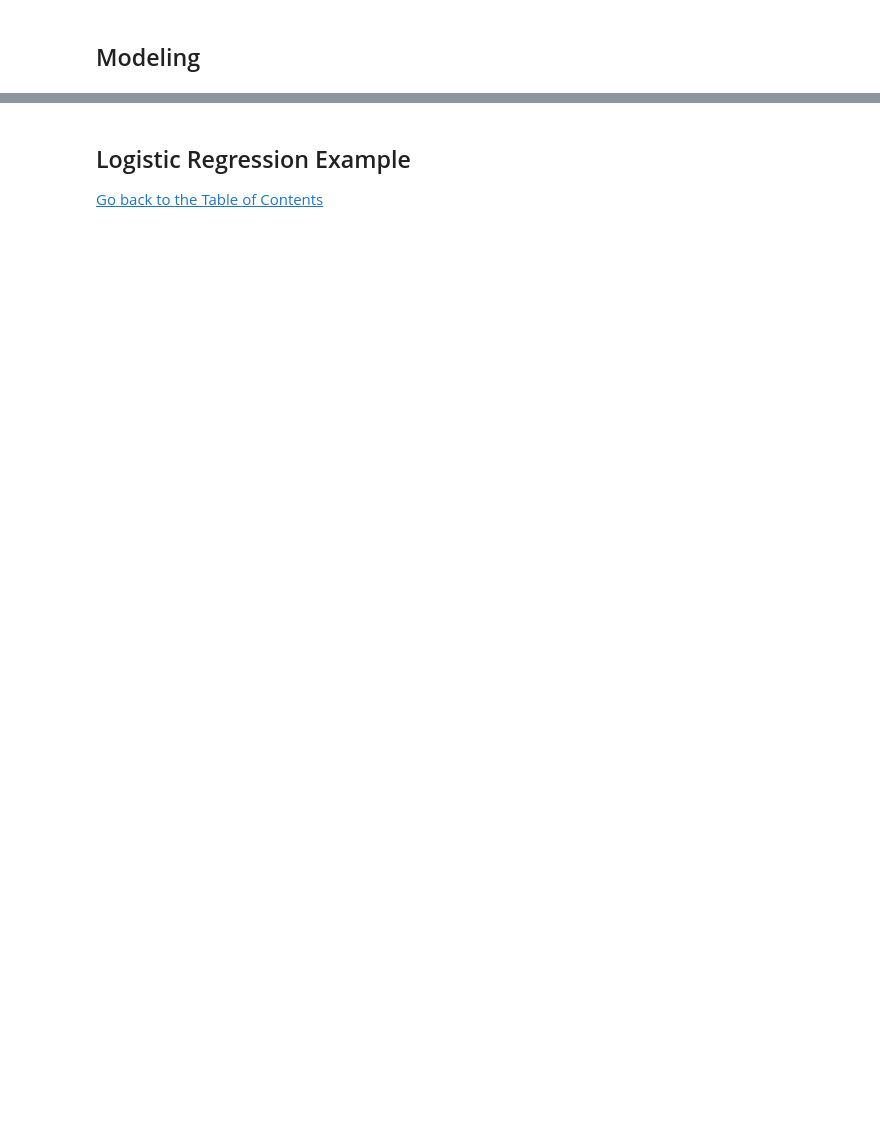
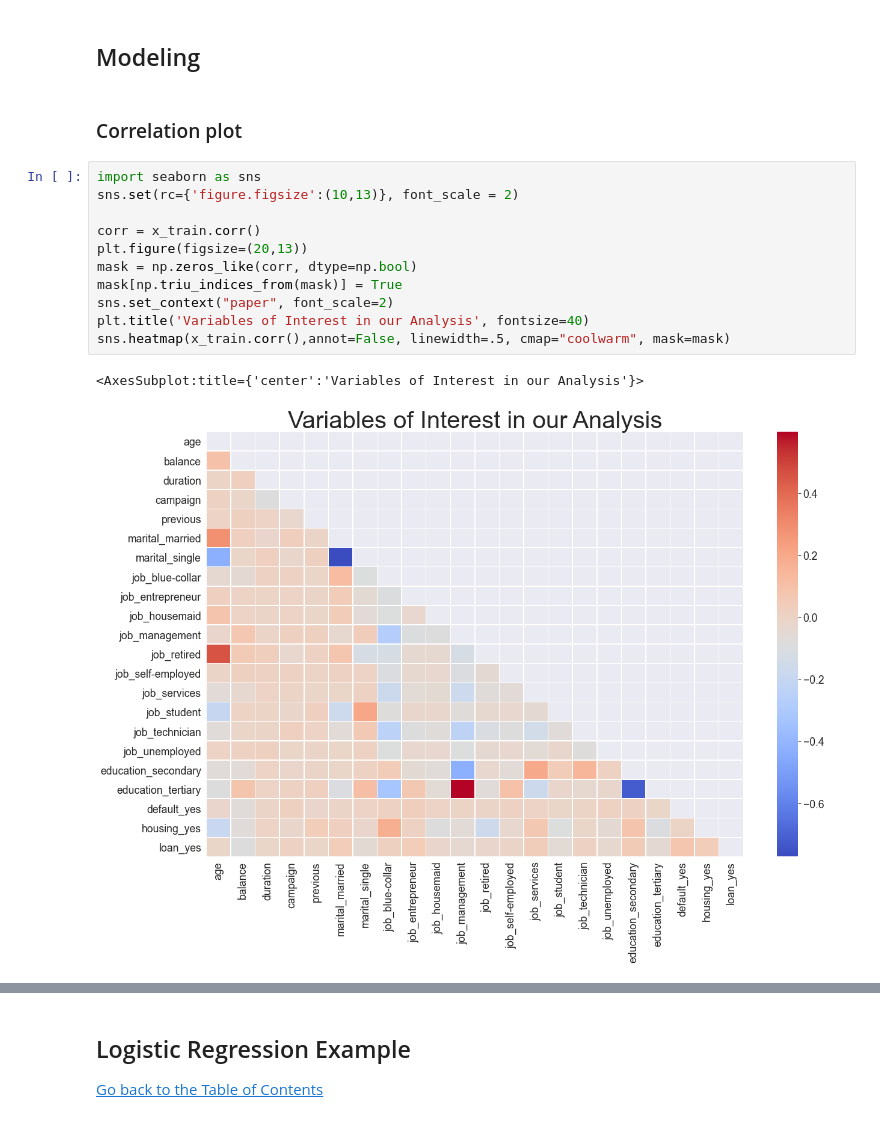
Before and after one commit to TimMango/Python_Encyclopedia, a Jupyter notebook: Project_Essentials.ipynb, the cells around one changed output, grey strips where cells are left out. Drawn from its saved outputs; the diff is of its cells as text; blank space fills up the shorter version.

```diff
--- a/Project_Essentials.ipynb
+++ b/Project_Essentials.ipynb
@@ -397,2 +328,18 @@ x_train_complete.head(3)
 # %% [markdown]
 ## Modeling
+# %% [markdown]
+### Correlation plot
+# %%
+import seaborn as sns
+sns.set(rc={'figure.figsize':(10,13)}, font_scale = 2)
+
+corr = x_train.corr()
+plt.figure(figsize=(20,13))
+mask = np.zeros_like(corr, dtype=np.bool)
+mask[np.triu_indices_from(mask)] = True
+sns.set_context("paper", font_scale=2)
+plt.title('Variables of Interest in our Analysis', fontsize=40)
+sns.heatmap(x_train.corr(),annot=False, linewidth=.5, cmap="coolwarm", mask=mask)
+# %% [output]
+<AxesSubplot:title={'center':'Variables of Interest in our Analysis'}>
+[figure, added]
```
Also changed, not shown: parts of 46 cells of this notebook, 2 other files.
